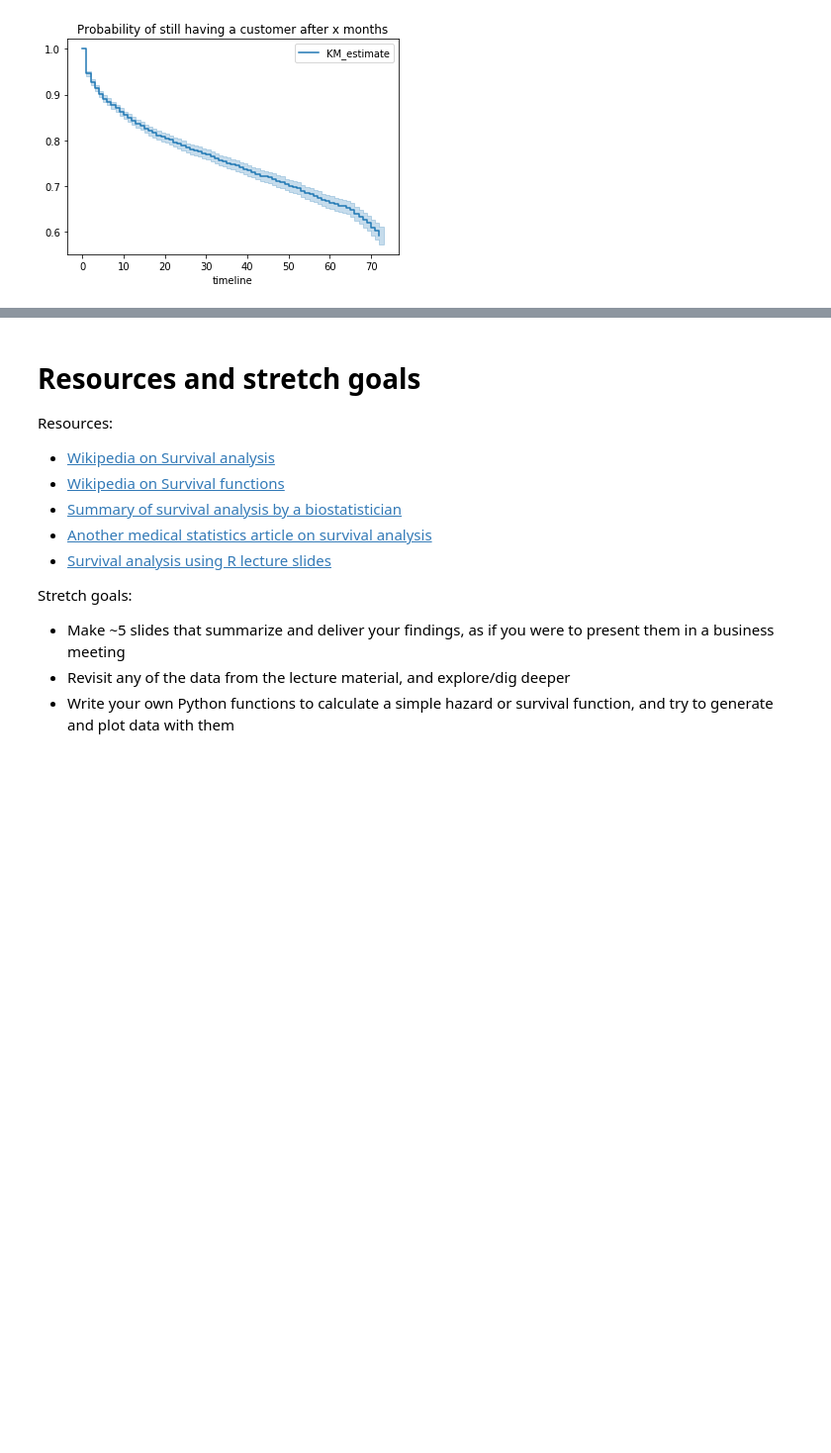
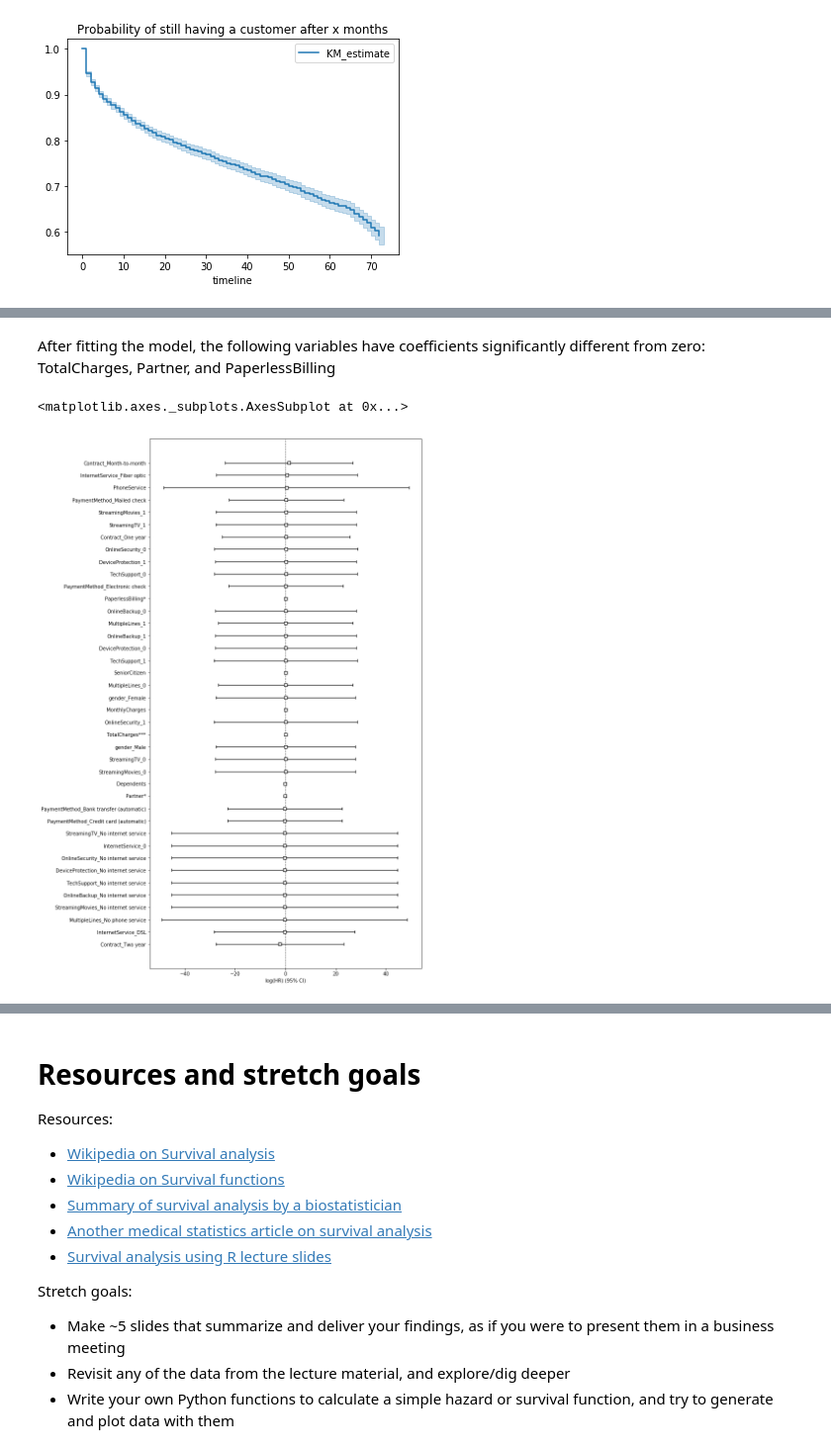
Before and after one commit to bloominstituteoftechnology/DS-Unit-2-Sprint-3-Advanced-Regression, a Jupyter notebook: module2-survival-analysis/LS_DS_232_Survival_Analysis-Assignment.ipynb, the cells around one changed output, grey strips where cells are left out. Shown at 99% size. Saved outputs shown, nothing was run; the diff lists cells and outputs as text; code cells hidden in the pictures; blank space fills up the shorter version.

```diff
--- a/module2-survival-analysis/LS_DS_232_Survival_Analysis-Assignment.ipynb
+++ b/module2-survival-analysis/LS_DS_232_Survival_Analysis-Assignment.ipynb
@@ -132,0 +137,7 @@ Which of the factors are important?
+# %%
+# I use the Cox Proportional Hazards model for a survival regression
+# The matrix has high collinearity, so the internet suggests
+# adding a penalizer term.  The rationale here is not entirely clear
+cph = lifelines.CoxPHFitter(penalizer=0.01)
+cph.fit(churn7, 'tenure', event_col='Churn')
+cph.print_summary()
@@ -132,0 +162,10 @@ Which of the factors are important?
+# %% [markdown]
+After fitting the model, the following variables have coefficients significantly different from zero: TotalCharges, Partner, and PaperlessBilling
+# %%
+# I plot out the log(Hazard Ratio) for each variable, to show which variables
+# are close to being significant.
+fig, ax = plt.subplots(figsize=(10,20));
+cph.plot(ax=ax);
+# %% [output]
+<matplotlib.axes._subplots.AxesSubplot at 0x...>
+[figure, added]
```
Also changed, not shown: parts of 18 cells of this notebook.
